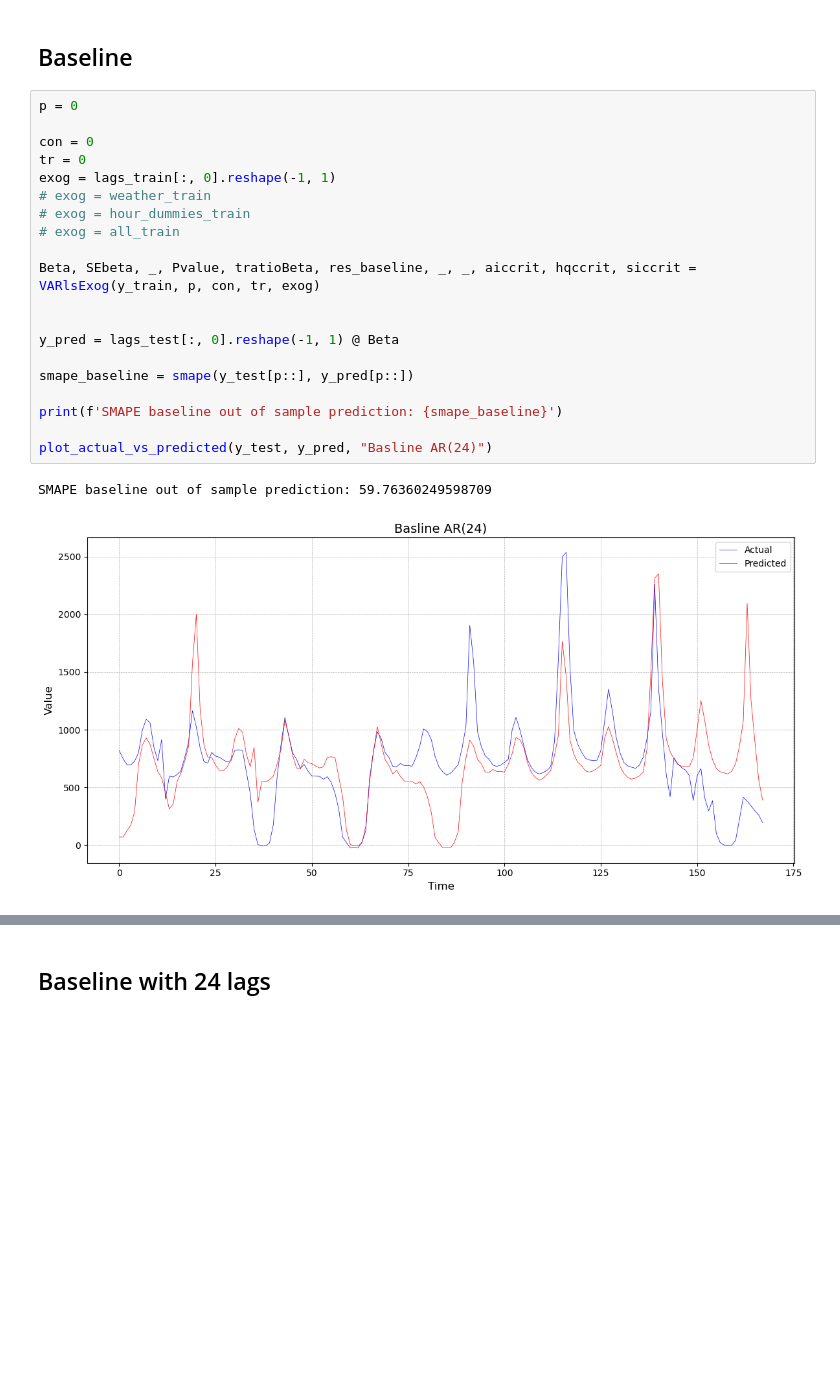
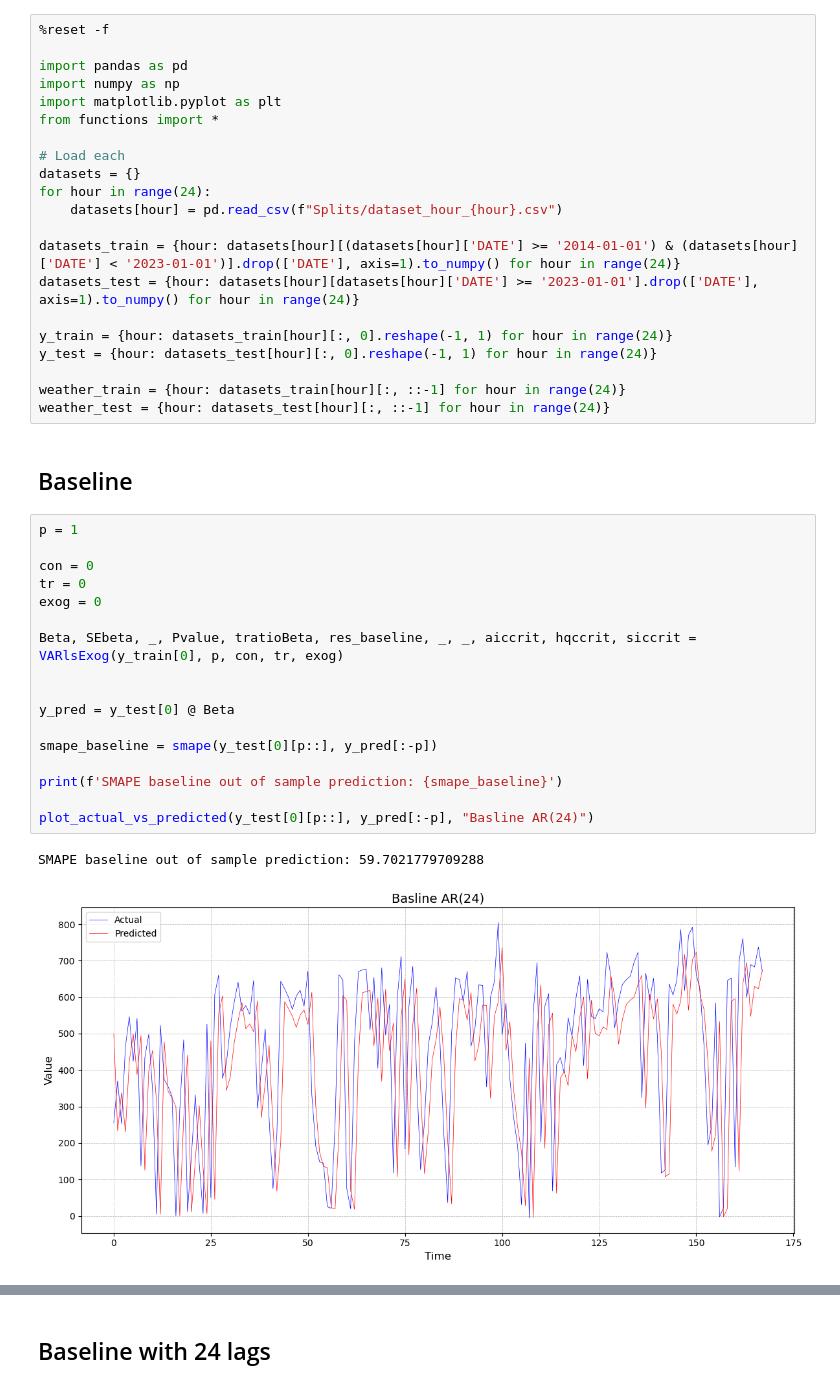
Before and after one commit to peterravn/Seminar-Adv-Finance, a Jupyter notebook: OLD Validatations models.ipynb, the cells around one changed output, grey strips where cells are left out. Drawn from its saved outputs; the diff is of its cells as text; blank space fills up the shorter version.

```diff
--- a/4. Standard AR model.ipynb
+++ b/OLD Validatations models.ipynb
@@ -52,25 +1,43 @@ The autoreload extension is already loaded. To reload it, use:
+# %%
+%reset -f
+
+import pandas as pd
+import numpy as np
+import matplotlib.pyplot as plt
+from functions import *
+
+# Load each
+datasets = {}
+for hour in range(24):
+    datasets[hour] = pd.read_csv(f"Splits/dataset_hour_{hour}.csv")
+
+datasets_train = {hour: datasets[hour][(datasets[hour]['DATE'] >= '2014-01-01') & (datasets[hour]['DATE'] < '2023-01-01')].drop(['DATE'], axis=1).to_numpy() for hour in range(24)}
+datasets_test = {hour: datasets[hour][datasets[hour]['DATE'] >= '2023-01-01'].drop(['DATE'], axis=1).to_numpy() for hour in range(24)}
+
+y_train = {hour: datasets_train[hour][:, 0].reshape(-1, 1) for hour in range(24)}
+y_test = {hour: datasets_test[hour][:, 0].reshape(-1, 1) for hour in range(24)}
+
+weather_train = {hour: datasets_train[hour][:, ::-1] for hour in range(24)}
+weather_test = {hour: datasets_test[hour][:, ::-1] for hour in range(24)}
 # %% [markdown]
 ## Baseline
 # %%
-p = 0
+p = 1
 
 con = 0
 tr = 0
-exog = lags_train[:, 0].reshape(-1, 1)
-# exog = weather_train
-# exog = hour_dummies_train
-# exog = all_train
+exog = 0
 
-Beta, SEbeta, _, Pvalue, tratioBeta, res_baseline, _, _, aiccrit, hqccrit, siccrit = VARlsExog(y_train, p, con, tr, exog)
+Beta, SEbeta, _, Pvalue, tratioBeta, res_baseline, _, _, aiccrit, hqccrit, siccrit = VARlsExog(y_train[0], p, con, tr, exog)
 
 
-y_pred = lags_test[:, 0].reshape(-1, 1) @ Beta
+y_pred = y_test[0] @ Beta
 
-smape_baseline = smape(y_test[p::], y_pred[p::])
+smape_baseline = smape(y_test[0][p::], y_pred[:-p])
 
 print(f'SMAPE baseline out of sample prediction: {smape_baseline}')
 
-plot_actual_vs_predicted(y_test, y_pred, "Basline AR(24)")
+plot_actual_vs_predicted(y_test[0][p::], y_pred[:-p], "Basline AR(24)")
 # %% [output]
-SMAPE baseline out of sample prediction: 59.76360249598709
+SMAPE baseline out of sample prediction: 59.7021779709288
-[figure, old version]
+[figure, new version]
```
Also changed, not shown: parts of 2 cells of this notebook, 27 other files.
